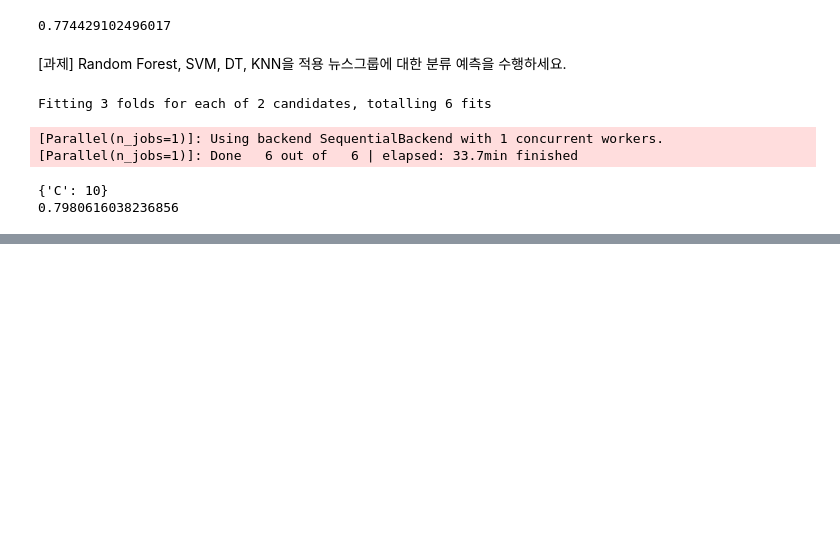
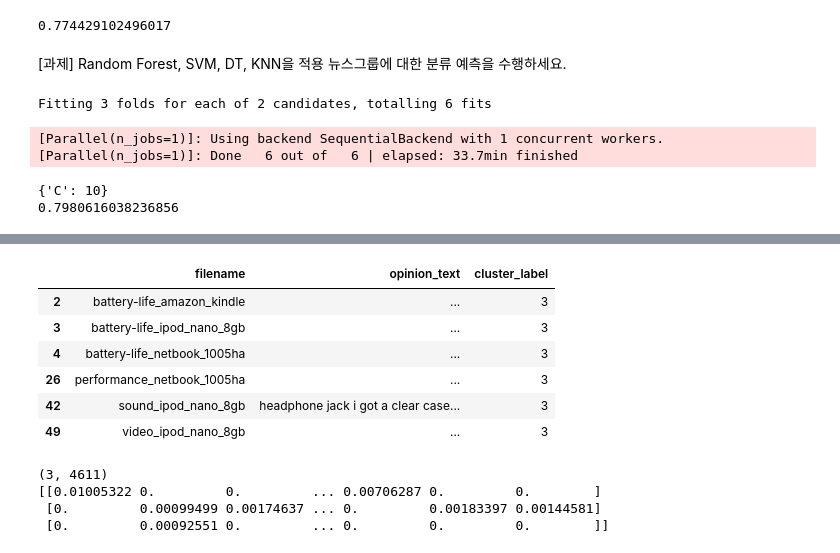
Before and after one commit to bnv20/Caba_dl, a Jupyter notebook: nlp10_Text Mining_guide.ipynb, the cells around one changed output, grey strips where cells are left out. Saved outputs shown, nothing was run; the diff lists cells and outputs as text; code cells hidden in the pictures; blank space fills up the shorter version.

```diff
--- a/nlp10_Text Mining_guide.ipynb
+++ b/nlp10_Text Mining_guide.ipynb
@@ -721,0 +963,14 @@ print(accuracy_score(y_test,pred))
+# %%
+from nltk.stem import WordNetLemmatizer
+import string
+
+remove_punct_dict = dict((ord(punct), None) for punct in string.punctuation)
+# out: {33: None, 34: None, 35: None, 36: None, 37: None, 38: None, 39:
+lemma = WordNetLemmatizer()
+def LemTokens(tokens):
+    return [lemma.lemmatize(token) for token in tokens]
+def LemNormalize(text):
+    return LemTokens(nltk.word_tokenize(text.lower().translate(remove_punct_dict)))
+'''The translate method will convert all punctuations defined in the keys of remove_punct_dict
+to their respective values which are None. For example, "hi!!..".translate(remove_punct_dict)
+will return Out: "hi"'''
@@ -721,0 +979,15 @@ print(accuracy_score(y_test,pred))
+# %%
+# 피처 벡터화
+from sklearn.feature_extraction.text import TfidfVectorizer
+tfidf_vect = TfidfVectorizer(tokenizer=LemNormalize, stop_words='english',
+                            ngram_range=(1,2), min_df=0.05,max_df=0.85)
+feature_vect = tfidf_vect.fit_transform(document_df['opinion_text'])
+# %%
+from sklearn.cluster import KMeans
+
+km_cluster = KMeans(n_clusters=5, max_iter=10000, random_state=0)
+km_cluster.fit(feature_vect)
+cluster_label = km_cluster.labels_
+cluster_centers = km_cluster.cluster_centers_
+document_df['cluster_label'] = cluster_label
+document_df.head()
@@ -721,0 +1001,16 @@ print(accuracy_score(y_test,pred))
+# %%
+# 적합한 군집개수를 확인하세요.
+
+# document_df[document_df.cluster_label==0].sort_values(by='filename') # 차량용 네비
+# document_df[document_df.cluster_label==1].sort_values(by='filename') # 호텔
+# document_df[document_df.cluster_label==2].sort_values(by='filename') # 자동차
+document_df[document_df.cluster_label==3].sort_values(by='filename') # 차량용 네비
+# document_df[document_df.cluster_label==4].sort_values(by='filename') # 포터블 전자기긱
+# %% [output]
+|  | filename | opinion_text | cluster_label |
+| 2 | battery-life_amazon_kindle | ... | 3 |
+| 3 | battery-life_ipod_nano_8gb | ... | 3 |
+| 4 | battery-life_netbook_1005ha | ... | 3 |
+| 26 | performance_netbook_1005ha | ... | 3 |
+| 42 | sound_ipod_nano_8gb | headphone jack i got a clear case... | 3 |
+| 49 | video_ipod_nano_8gb | ... | 3 |
@@ -721,0 +1026,10 @@ print(accuracy_score(y_test,pred))
+# %%
+# 군집별 핵심 단어 추출
+cluster_centers = km_cluster.cluster_centers_
+print(cluster_centers.shape)
+print(cluster_centers)
+# %% [output]
+(3, 4611)
+[[0.01005322 0.         0.         ... 0.00706287 0.         0.        ]
+ [0.         0.00099499 0.00174637 ... 0.         0.00183397 0.00144581]
+ [0.         0.00092551 0.         ... 0.         0.         0.        ]]
```
Also changed, not shown: parts of 26 cells of this notebook.
